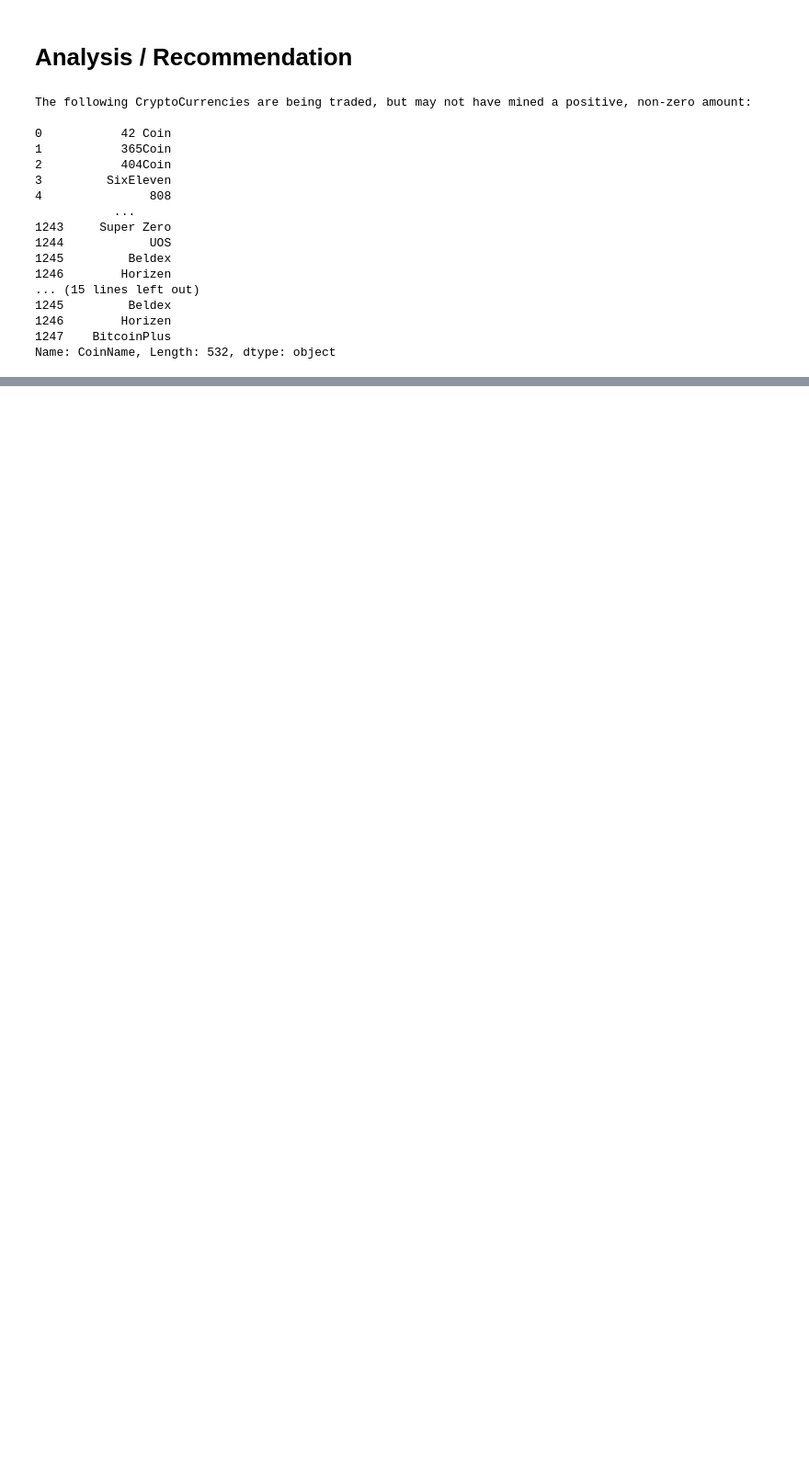
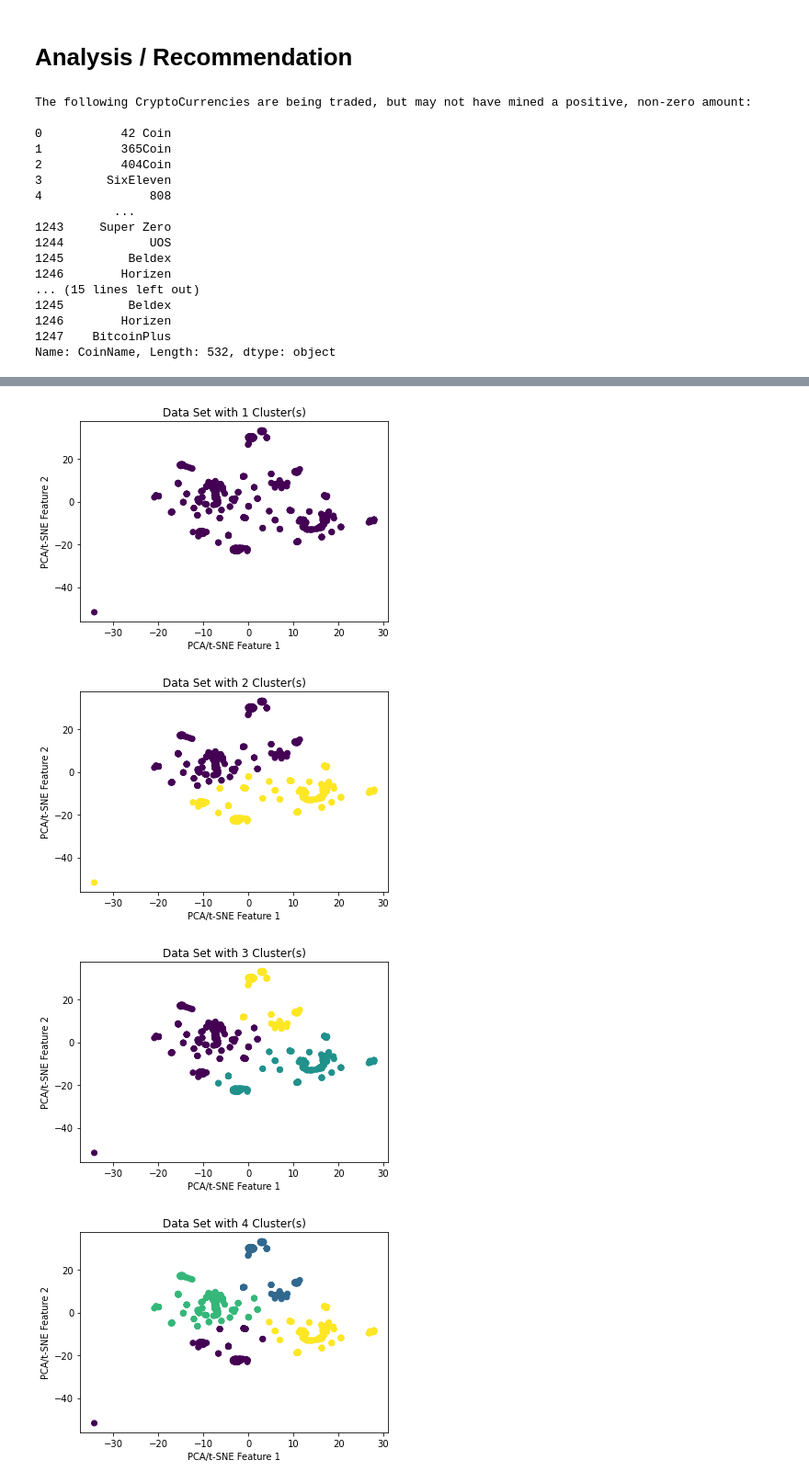
Before and after one commit to emeralddawns/Clustering-Crypto-Currencies, a Jupyter notebook: crypto_comparison.ipynb, the cells around one changed output, grey strips where cells are left out. Shown at 92% size. Drawn from its saved outputs; the diff is of its cells as text; code cells hidden in the pictures; blank space fills up the shorter version.

```diff
--- a/crypto_comparison.ipynb
+++ b/crypto_comparison.ipynb
@@ -271,0 +351,8 @@ The currently active CryptoCurrencies (those being traded and that have mined a
+# %%
+for k in range(1, 10):
+    show_clusters(get_clusters(k, df_crypto_tsne))
+# %% [output]
+[figure, added]
+[figure, added]
+[figure, added]
+[figure, added]
```
Also changed, not shown: parts of 18 cells of this notebook.
